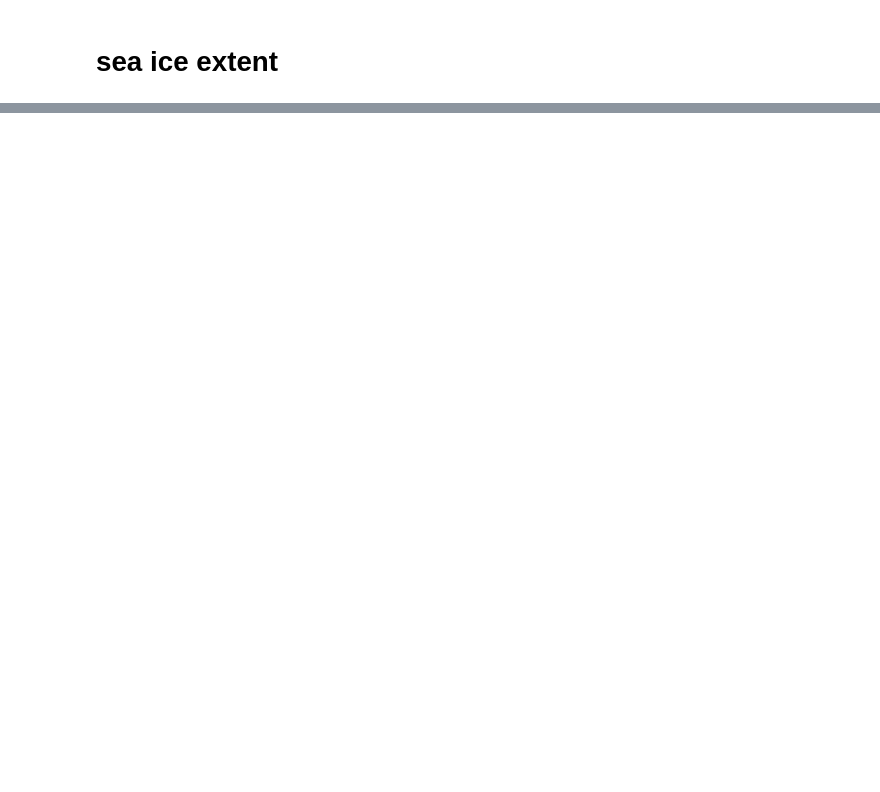
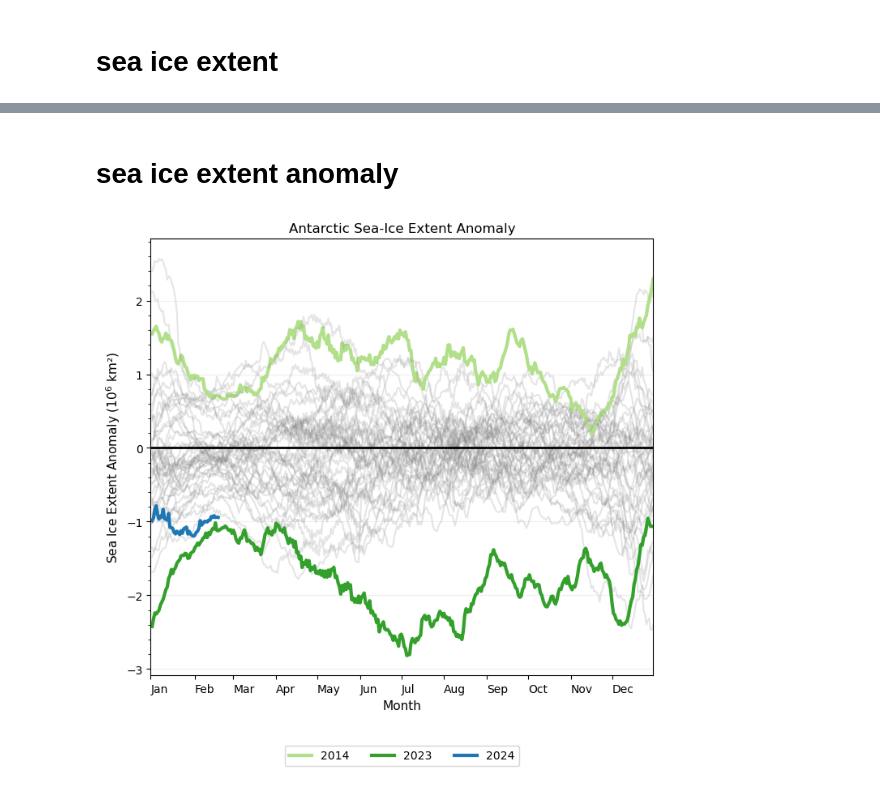
Before and after one commit to anton-seaice/sea-ice-plots, a Jupyter notebook: sea_ice_extent.ipynb, the cells around one changed output, grey strips where cells are left out. Saved outputs shown, nothing was run; the diff lists cells and outputs as text; code cells hidden in the pictures; blank space fills up the shorter version.

Commit message:
"Add sea ice extent anomaly plot"

```diff
--- a/sea_ice_extent.ipynb
+++ b/sea_ice_extent.ipynb
@@ -137,0 +138,75 @@ plt.show()
+# %% [markdown]
+# sea ice extent anomaly
+# %%
+sie_anom_da = sie_da.groupby('time.dayofyear')-sie_mean_da
+# %%
+plt.figure(figsize=(8,7))
+
+#all the years in grey
+for iYear in years_list:
+    i_da=sie_anom_da.sel(
+        time=sie_anom_da.time.dt.year.isin(iYear)
+        )
+
+    if (iYear==HIGH_YEAR):
+        c='#b2df8a'
+        a=1
+        l=str(HIGH_YEAR)
+        lw=3
+    elif (iYear==LOW_YEAR):
+        c='#33a02c'
+        # c='#b2df8a'
+        a=1
+        l=str(LOW_YEAR)
+        lw=3
+    elif (iYear==YEAR):
+        c='#1f78b4'
+        a=1
+        l=YEAR
+        lw=3
+    else:
+        c='grey'
+        a=0.2
+        l=None
+        lw=1.5
+
+    plt.plot(
+        i_da.time.dt.dayofyear,
+        i_da,
+        alpha=a,
+        color=c,
+        label=l,
+        linewidth=lw
+    )
+
+#0 line
+plt.hlines(0,0,366, color='black', lw=2)
+
+ax=plt.gca()
+ax.minorticks_on()
+ax.tick_params(axis='x', which='minor', bottom=False)
+plt.grid(visible=True, which='major', axis='y', linestyle='-', alpha=0.2)
+
+# plt.yticks(
+#     ticks=[0, 5, 10, 15, 20],
+#     labels=['0','5','10','15','20']
+# )
+plt.ylabel('Sea Ice Extent Anomaly (10$^{6}$ km\u00b2)', fontdict={'fontsize':11})
+plt.xticks(
+    ticks=DOY_MONTH_START,
+    labels=MONTHS,
+    ha='left'
+)
+plt.xlabel('Month', fontdict={'fontsize':11})
+plt.xlim(0,365)
+
+plt.legend(loc='lower center', bbox_to_anchor=(0.5, -0.22), ncol=4)
+
+plt.title('Antarctic Sea-Ice Extent Anomaly', fontdict={'fontsize':12})
+date_str=str(sie_da.time[-1].values)[:10]
+plt.savefig(f'ant_sie_anom_timeseries_{date_str}.svg',bbox_inches='tight' )
+plt.savefig(f'ant_sie_anom_timeseries_{date_str}.png',bbox_inches='tight' )
+
+plt.show()
+# %% [output]
+[figure, added]
```
Also changed, not shown: parts of 5 cells of this notebook.
